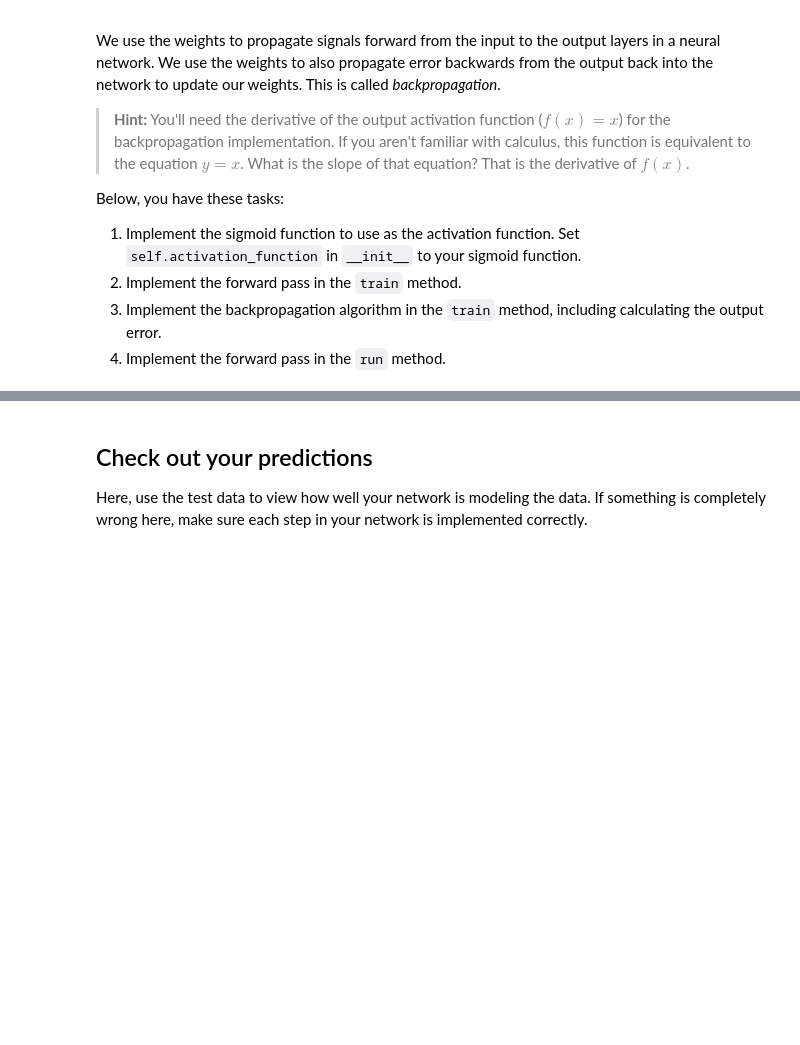
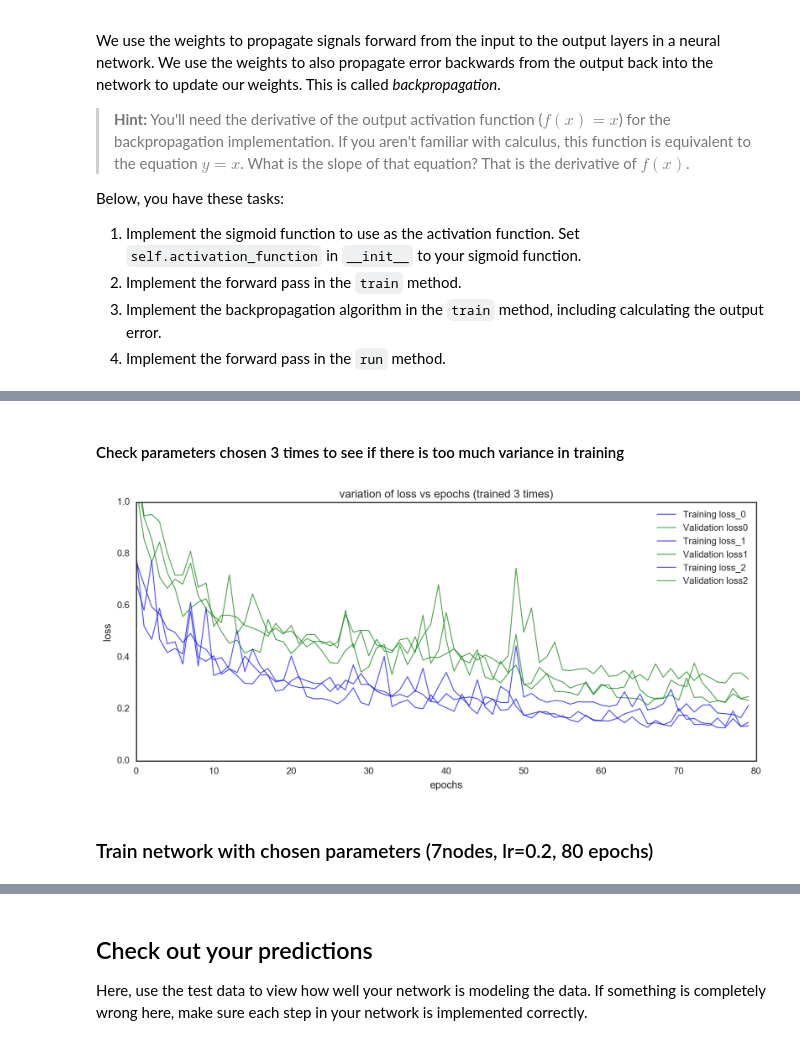
Before and after one commit to cristinaserrano/20170204_Forecast-bycicle-riders, a Jupyter notebook: Forecast bicycle riders.ipynb, the cells around one changed output, grey strips where cells are left out. Cells and saved outputs as stored; diff of their text form; code cells hidden in the pictures; blank space fills up the shorter version.

```diff
--- a/Forecast bicycle riders.ipynb
+++ b/Forecast bicycle riders.ipynb
@@ -235,2 +249,19 @@ plt.plot(results[-1][-1]);
+# %% [markdown]
+#### Check parameters chosen 3 times to see if there is too much variance in training
+# %%
+fig = plt.figure(figsize=(12,5))
+for x, val_loss, train_loss in results_7nodes:
+    plt.plot(train_loss, label='Training loss_'+str(x), linewidth=1., color='blue', alpha=0.7);
+    plt.plot(val_loss, label='Validation loss' + str(x), linewidth=1., color='green', alpha=0.7);
+plt.legend(loc='best');
+plt.ylim(ymax=1);
+plt.title('variation of loss vs epochs (trained 3 times)')
+plt.ylabel('loss')
+plt.xlabel('epochs')
+plt.show();
+# %% [output]
+[figure, added]
+# %% [markdown]
+### Train network with chosen parameters (7nodes, lr=0.2, 80 epochs)
 # %%
 %%time
```
Also changed, not shown: parts of 22 cells of this notebook, 7 other files.
